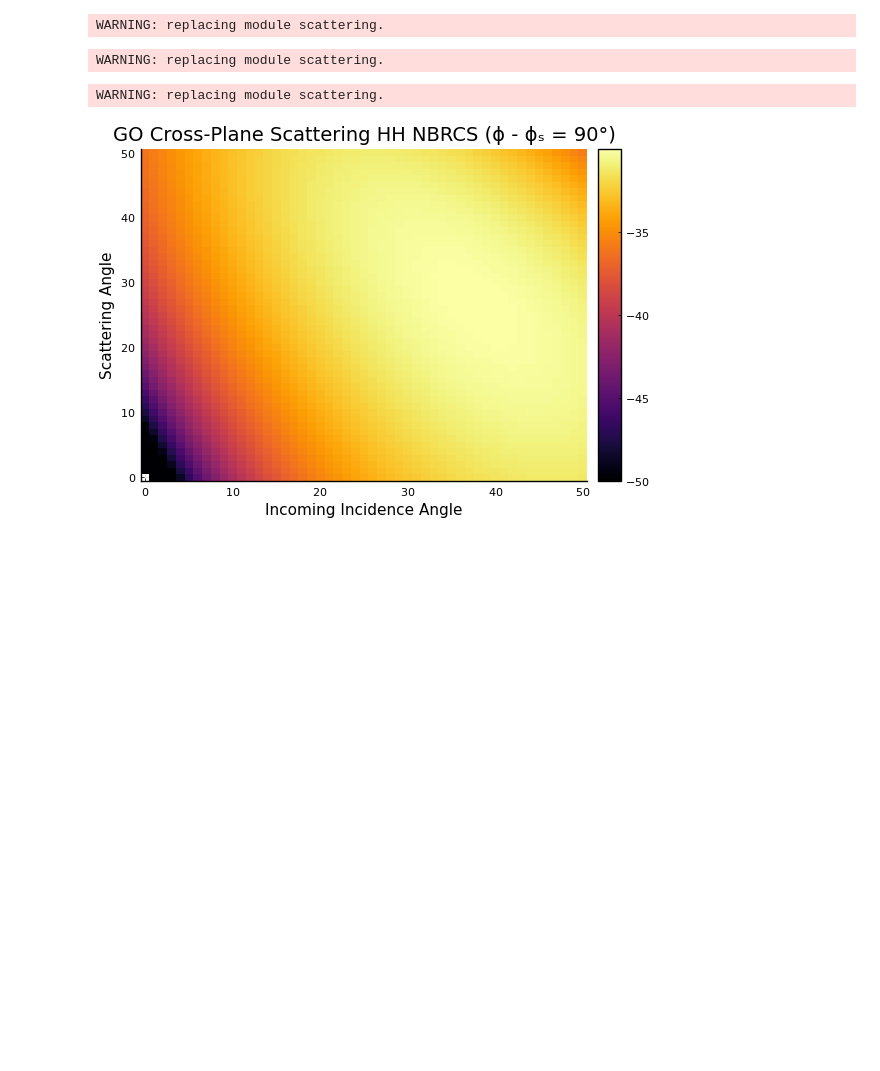
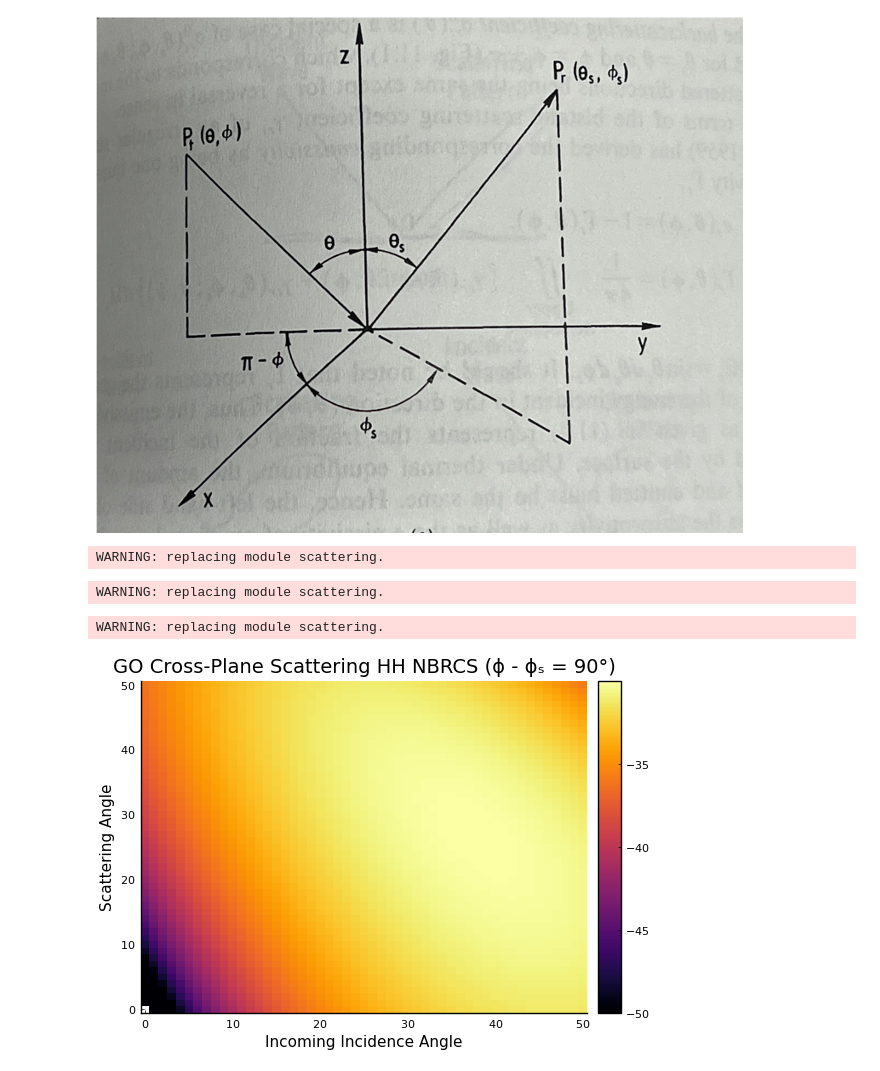
Before and after one commit to darts-team/DartsTST.jl, a Jupyter notebook: examples/scattering_example.ipynb, the cells around one changed output. Saved outputs shown, nothing was run; the diff lists cells and outputs as text; code cells hidden in the pictures; blank space fills up the shorter version.

Commit message:
updates to scattering
updated module including Ulaby terrain backscatter and example notebook

```diff
--- a/examples/scattering_example.ipynb
+++ b/examples/scattering_example.ipynb
@@ -11,3 +12,10 @@ Main.scattering
+# %%
+#displaying picture of the coordinate system and what the angles mean:
+#θ are incidence angles measured from the z axis, ϕ are azimuth angles measured in the x-y plane w/ x axis = 0
+# Pₜ is the transmitter location, Pᵣ is the receiver location.
+display("image/png", read("geometry.png"))
+# %% [output]
+[figure, added]
 # %%
 # This is a plot of the relative permittivity vs. soil moisture using emperically based models from Wang+Schmugge and Topp
 # The soil moisture goes from 0 (leading to their measured permittivity of dry soil which is ~3) to 1
```
Also changed, not shown: parts of 15 cells of this notebook, 1 other file.
